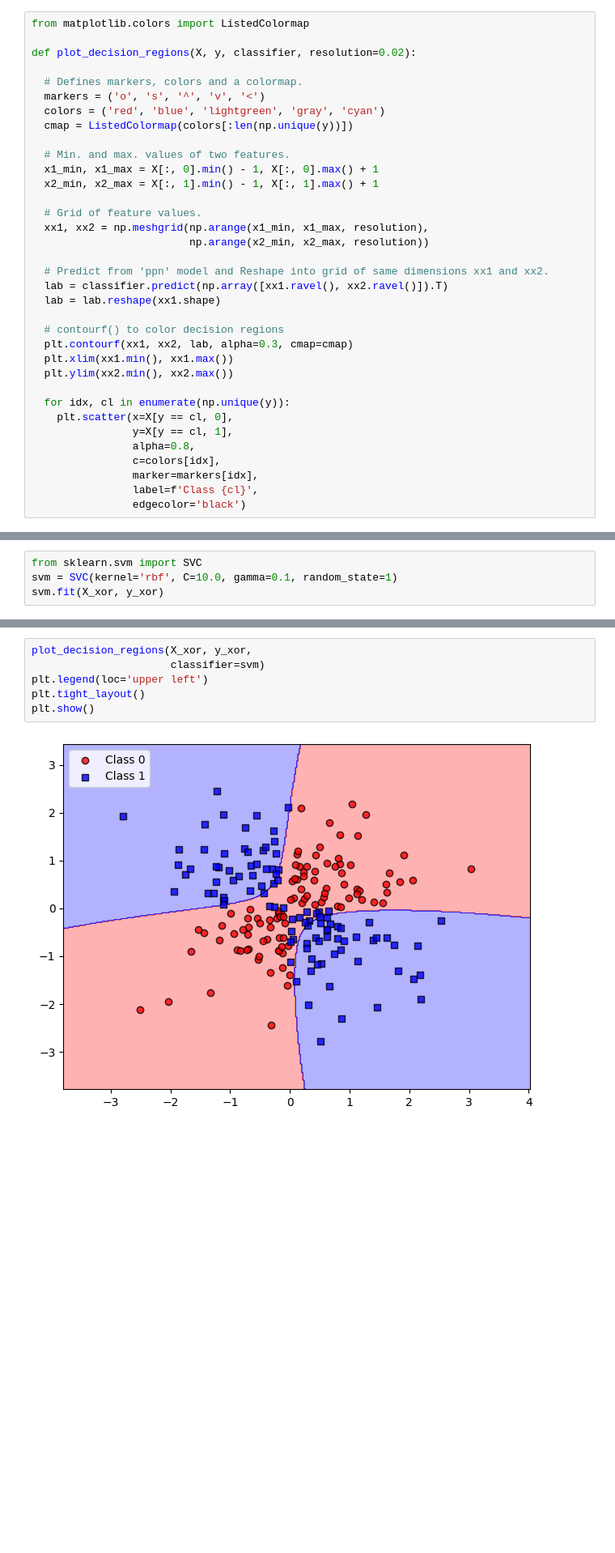
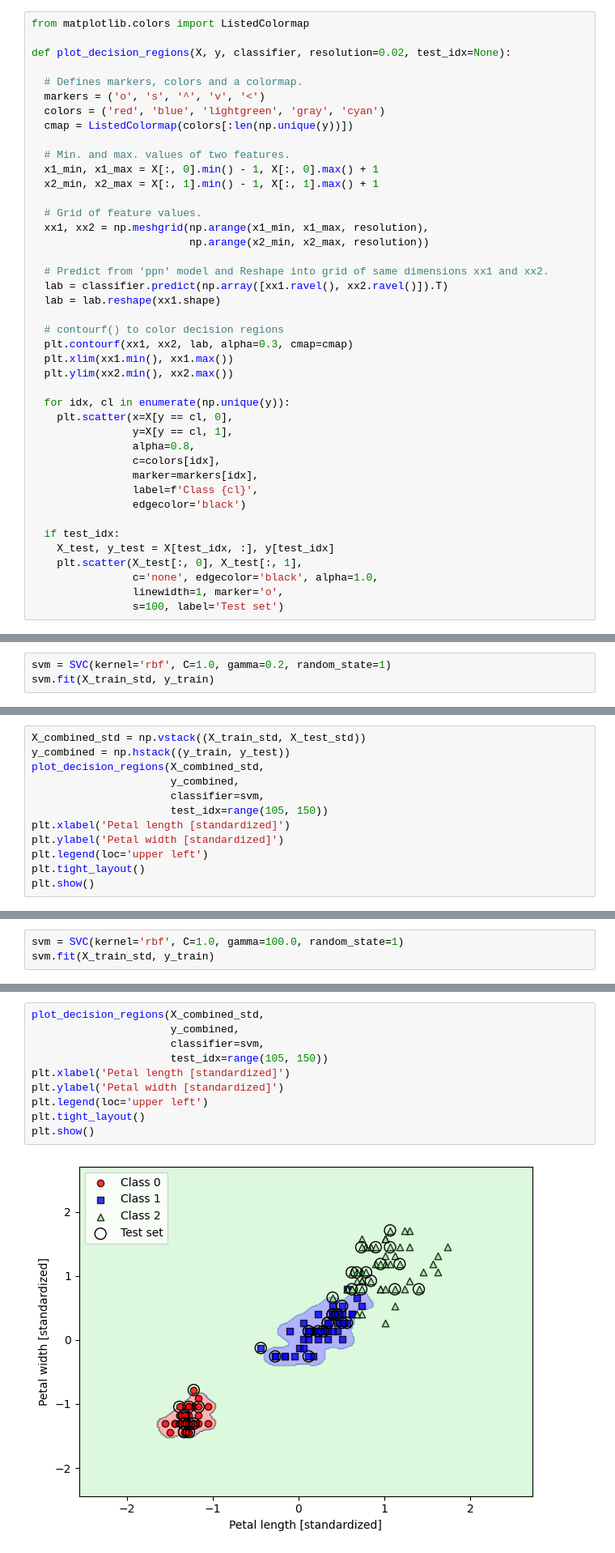
Before and after one commit to wagha-builds/Machine-Learning-Models-I-Have-Built-using-Scikit-Learn, a Jupyter notebook: Support_Vector_Machines/Kernel_SVM (Iris_Data).ipynb, the cells around one changed output, grey strips where cells are left out. Shown at 81% size. Drawn from its saved outputs; the diff is of its cells as text; blank space fills up the shorter version.

Commit message:
Training and Visualizing Kernel SVM on the Iris Dataset with low and high gamma values for experimentation

```diff
--- a/Support_Vector_Machines/Kernel_SVM (Iris_Data).ipynb
+++ b/Support_Vector_Machines/Kernel_SVM (Iris_Data).ipynb
@@ -125,7 +126,7 @@ X_test_std = sc.transform(X_test)
 # %%
 from matplotlib.colors import ListedColormap
 
-def plot_decision_regions(X, y, classifier, resolution=0.02):
+def plot_decision_regions(X, y, classifier, resolution=0.02, test_idx=None):
 
   # Defines markers, colors and a colormap.
   markers = ('o', 's', '^', 'v', '<')
@@ -157,6 +158,13 @@ def plot_decision_regions(X, y, classifier, resolution=0.02):
                 marker=markers[idx],
                 label=f'Class {cl}',
                 edgecolor='black')
+
+  if test_idx:
+    X_test, y_test = X[test_idx, :], y[test_idx]
+    plt.scatter(X_test[:, 0], X_test[:, 1],
+                c='none', edgecolor='black', alpha=1.0,
+                linewidth=1, marker='o',
+                s=100, label='Test set')
 # %% [markdown]
 # Training and Visualizing Kernel SVM on the XOR Dataset
 # %% [markdown]
@@ -182,7 +190,6 @@ plt.show()
 # %% [markdown]
 ## Training Kernel SVM
 # %%
-from sklearn.svm import SVC
-svm = SVC(kernel='rbf', C=10.0, gamma=0.1, random_state=1)
-svm.fit(X_xor, y_xor)
+svm = SVC(kernel='rbf', C=1.0, gamma=0.2, random_state=1)
+svm.fit(X_train_std, y_train)
 # %% [output]
@@ -190,2 +197,14 @@ SVC(C=10.0, gamma=0.1, random_state=1)
 # %% [markdown]
 ## Decision Region Visualization
+# %%
+X_combined_std = np.vstack((X_train_std, X_test_std))
+y_combined = np.hstack((y_train, y_test))
+plot_decision_regions(X_combined_std,
+                      y_combined,
+                      classifier=svm,
+                      test_idx=range(105, 150))
+plt.xlabel('Petal length [standardized]')
+plt.ylabel('Petal width [standardized]')
+plt.legend(loc='upper left')
+plt.tight_layout()
+plt.show()
@@ -191,0 +217,3 @@ SVC(C=10.0, gamma=0.1, random_state=1)
+# %%
+svm = SVC(kernel='rbf', C=1.0, gamma=100.0, random_state=1)
+svm.fit(X_train_std, y_train)
@@ -192,8 +224,12 @@ SVC(C=10.0, gamma=0.1, random_state=1)
 # %%
-plot_decision_regions(X_xor, y_xor,
-                      classifier=svm)
+plot_decision_regions(X_combined_std,
+                      y_combined,
+                      classifier=svm,
+                      test_idx=range(105, 150))
+plt.xlabel('Petal length [standardized]')
+plt.ylabel('Petal width [standardized]')
 plt.legend(loc='upper left')
 plt.tight_layout()
 plt.show()
 # %% [output]
-[figure, old version]
+[figure, new version]
```
Also changed, not shown: parts of 8 cells of this notebook.
